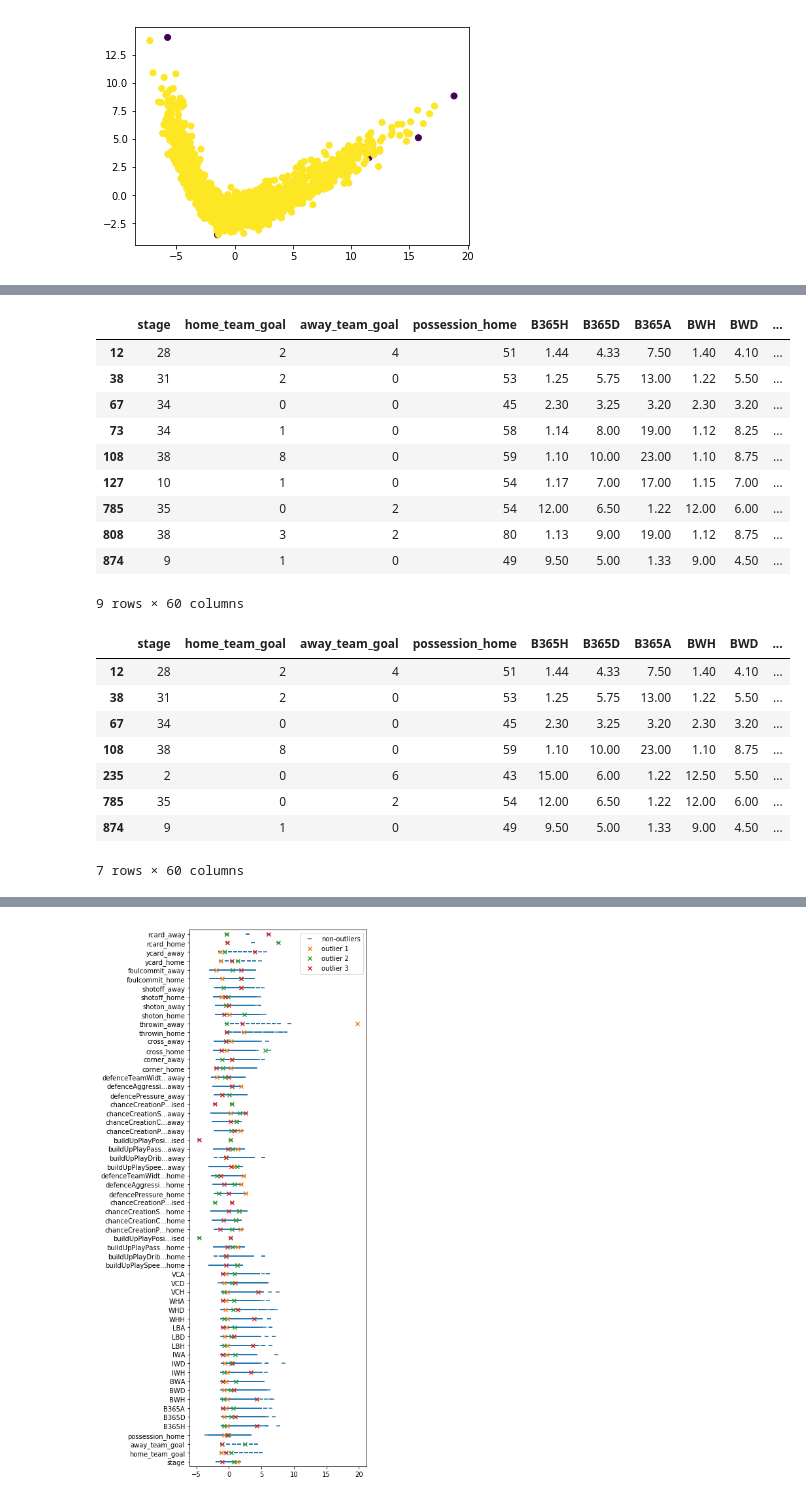
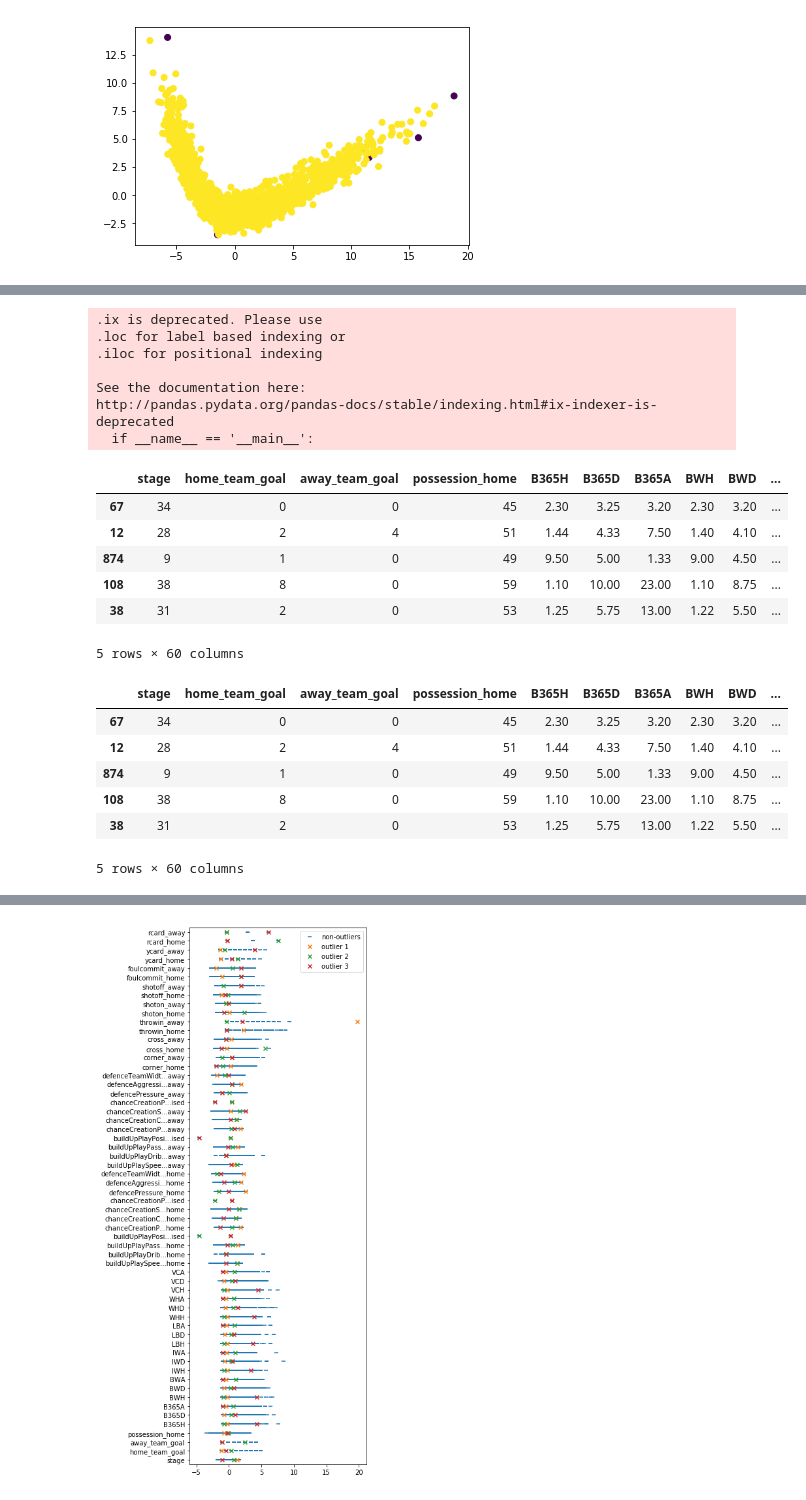
Before and after one commit to ShawnHouCHN/Introduction-to-Machine-Learning-and-Data-Mining-E17, a Jupyter notebook: Project3/Outliers.ipynb, the cells around one changed output, grey strips where cells are left out. Drawn from its saved outputs; the diff is of its cells as text; code cells hidden in the pictures.

```diff
--- a/Project3/Outliers.ipynb
+++ b/Project3/Outliers.ipynb
@@ -108,31 +109,32 @@ plt.scatter(pcas[:,0], pcas[:,1], c = np.where(ard < ard_treshold, 0, 1))
 # %%
-outliers_kernel = df_unnorm[density_kernel < kernel_treshold]
+outliers_kernel = df_unnorm.ix[np.argsort(density_kernel)[:5]]
 outliers_kernel.to_csv('outliers_kernel.csv')
 outliers_kernel
 # %% [output]
+.ix is deprecated. Please use
+.loc for label based indexing or
+.iloc for positional indexing
+
+See the documentation here:
+http://pandas.pydata.org/pandas-docs/stable/indexing.html#ix-indexer-is-deprecated
+  if __name__ == '__main__':
 |  | stage | home_team_goal | away_team_goal | possession_home | B365H | B365D | B365A | BWH | BWD | ... |
+| 67 | 34 | 0 | 0 | 45 | 2.30 | 3.25 | 3.20 | 2.30 | 3.20 | ... |
 | 12 | 28 | 2 | 4 | 51 | 1.44 | 4.33 | 7.50 | 1.40 | 4.10 | ... |
+| 874 | 9 | 1 | 0 | 49 | 9.50 | 5.00 | 1.33 | 9.00 | 4.50 | ... |
+| 108 | 38 | 8 | 0 | 59 | 1.10 | 10.00 | 23.00 | 1.10 | 8.75 | ... |
 | 38 | 31 | 2 | 0 | 53 | 1.25 | 5.75 | 13.00 | 1.22 | 5.50 | ... |
-| 67 | 34 | 0 | 0 | 45 | 2.30 | 3.25 | 3.20 | 2.30 | 3.20 | ... |
-| 73 | 34 | 1 | 0 | 58 | 1.14 | 8.00 | 19.00 | 1.12 | 8.25 | ... |
-| 108 | 38 | 8 | 0 | 59 | 1.10 | 10.00 | 23.00 | 1.10 | 8.75 | ... |
-| 127 | 10 | 1 | 0 | 54 | 1.17 | 7.00 | 17.00 | 1.15 | 7.00 | ... |
-| 785 | 35 | 0 | 2 | 54 | 12.00 | 6.50 | 1.22 | 12.00 | 6.00 | ... |
-| 808 | 38 | 3 | 2 | 80 | 1.13 | 9.00 | 19.00 | 1.12 | 8.75 | ... |
-| 874 | 9 | 1 | 0 | 49 | 9.50 | 5.00 | 1.33 | 9.00 | 4.50 | ... |
-9 rows × 60 columns
+5 rows × 60 columns
 # %%
-outliers_knn = df_unnorm[density_knn < knn_treshold]
+outliers_knn = df_unnorm.ix[np.argsort(density_knn)[:5]]
 outliers_knn.to_csv('outliers_knn.csv')
 outliers_knn
 # %% [output]
 |  | stage | home_team_goal | away_team_goal | possession_home | B365H | B365D | B365A | BWH | BWD | ... |
+| 67 | 34 | 0 | 0 | 45 | 2.30 | 3.25 | 3.20 | 2.30 | 3.20 | ... |
 | 12 | 28 | 2 | 4 | 51 | 1.44 | 4.33 | 7.50 | 1.40 | 4.10 | ... |
+| 874 | 9 | 1 | 0 | 49 | 9.50 | 5.00 | 1.33 | 9.00 | 4.50 | ... |
+| 108 | 38 | 8 | 0 | 59 | 1.10 | 10.00 | 23.00 | 1.10 | 8.75 | ... |
 | 38 | 31 | 2 | 0 | 53 | 1.25 | 5.75 | 13.00 | 1.22 | 5.50 | ... |
-| 67 | 34 | 0 | 0 | 45 | 2.30 | 3.25 | 3.20 | 2.30 | 3.20 | ... |
-| 108 | 38 | 8 | 0 | 59 | 1.10 | 10.00 | 23.00 | 1.10 | 8.75 | ... |
-| 235 | 2 | 0 | 6 | 43 | 15.00 | 6.00 | 1.22 | 12.50 | 5.50 | ... |
-| 785 | 35 | 0 | 2 | 54 | 12.00 | 6.50 | 1.22 | 12.00 | 6.00 | ... |
-| 874 | 9 | 1 | 0 | 49 | 9.50 | 5.00 | 1.33 | 9.00 | 4.50 | ... |
-7 rows × 60 columns
+5 rows × 60 columns
 # %%
```
Also changed, not shown: parts of 11 cells of this notebook.
